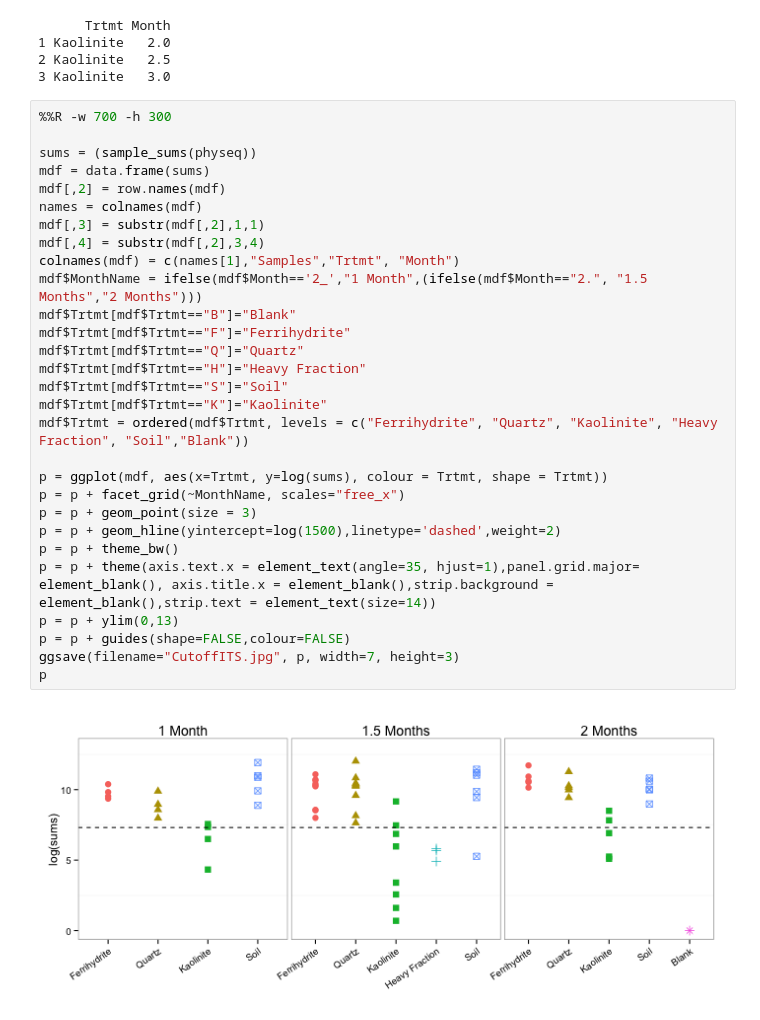
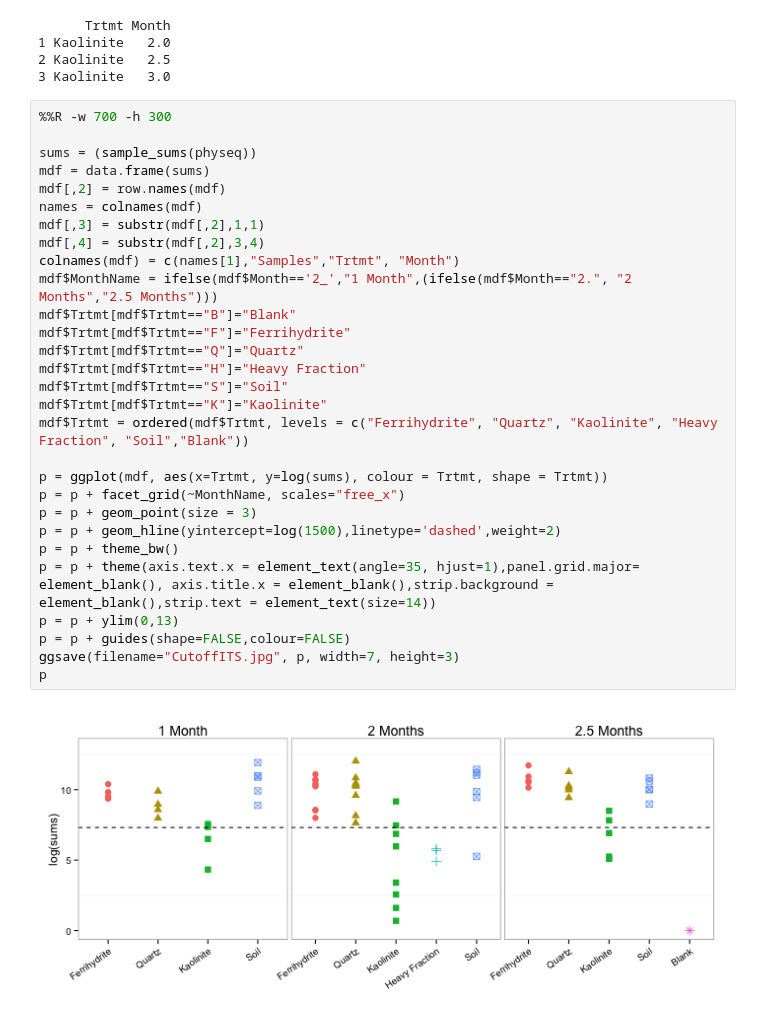
Before and after one commit to TheaWhitman/MineralITS, a Jupyter notebook: manuscript_figures/Cutoffs_ITS.ipynb, the cells around one changed output. Saved outputs shown, nothing was run; the diff lists cells and outputs as text.

Commit message:
Updating figures for paper

```diff
--- a/manuscript_figures/Cutoffs_ITS.ipynb
+++ b/manuscript_figures/Cutoffs_ITS.ipynb
@@ -106,31 +106,31 @@ variables
 # %%
 %%R -w 700 -h 300
 
 sums = (sample_sums(physeq))
 mdf = data.frame(sums)
 mdf[,2] = row.names(mdf)
 names = colnames(mdf)
 mdf[,3] = substr(mdf[,2],1,1)
 mdf[,4] = substr(mdf[,2],3,4)
 colnames(mdf) = c(names[1],"Samples","Trtmt", "Month")
-mdf$MonthName = ifelse(mdf$Month=='2_',"1 Month",(ifelse(mdf$Month=="2.", "1.5 Months","2 Months")))
+mdf$MonthName = ifelse(mdf$Month=='2_',"1 Month",(ifelse(mdf$Month=="2.", "2 Months","2.5 Months")))
 mdf$Trtmt[mdf$Trtmt=="B"]="Blank"
 mdf$Trtmt[mdf$Trtmt=="F"]="Ferrihydrite"
 mdf$Trtmt[mdf$Trtmt=="Q"]="Quartz"
 mdf$Trtmt[mdf$Trtmt=="H"]="Heavy Fraction"
 mdf$Trtmt[mdf$Trtmt=="S"]="Soil"
 mdf$Trtmt[mdf$Trtmt=="K"]="Kaolinite"
 mdf$Trtmt = ordered(mdf$Trtmt, levels = c("Ferrihydrite", "Quartz", "Kaolinite", "Heavy Fraction", "Soil","Blank"))
 
 p = ggplot(mdf, aes(x=Trtmt, y=log(sums), colour = Trtmt, shape = Trtmt))
 p = p + facet_grid(~MonthName, scales="free_x")
 p = p + geom_point(size = 3)
 p = p + geom_hline(yintercept=log(1500),linetype='dashed',weight=2)
 p = p + theme_bw()
 p = p + theme(axis.text.x = element_text(angle=35, hjust=1),panel.grid.major= element_blank(), axis.title.x = element_blank(),strip.background = element_blank(),strip.text = element_text(size=14))
 p = p + ylim(0,13)
 p = p + guides(shape=FALSE,colour=FALSE)
 ggsave(filename="CutoffITS.jpg", p, width=7, height=3)
 p
 # %% [output]
-[figure, old version]
+[figure, new version]
```
Also changed, not shown: 6 other files.
